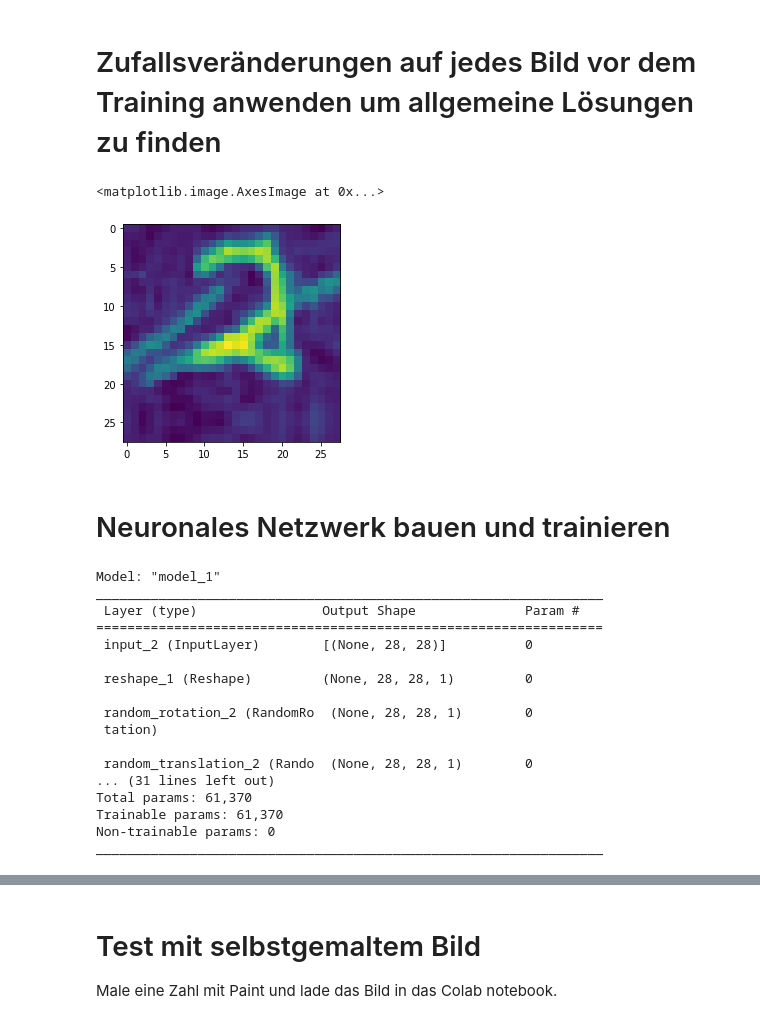
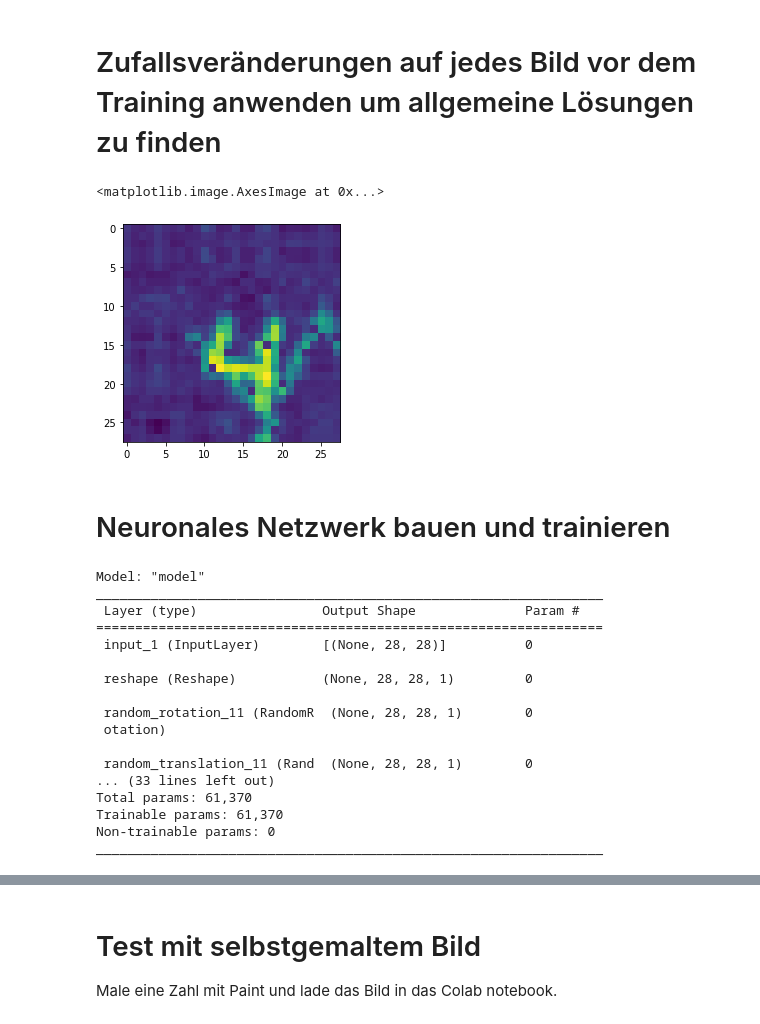
Before and after one commit to Pythonimeislabor/repo1, a Jupyter notebook: Untitled0.ipynb, the cells around one changed output, grey strips where cells are left out. Drawn from its saved outputs; the diff is of its cells as text; code cells hidden in the pictures.

```diff
--- a/Untitled0.ipynb
+++ b/Untitled0.ipynb
@@ -101,12 +101,13 @@ Y = Y[p]
 # %%
 random_gedreht = tf.keras.layers.RandomRotation((-0.05, 0.05))(X[0].reshape(1,28,28,1), training=True)
 random_verschieben = tf.keras.layers.RandomTranslation((-0.2,0.2), (-0.2,0.2)) (random_gedreht, training=True)
 random_Zoom = tf.keras.layers.RandomZoom((-0.2,0.2), (-0.2,0.2)) (random_verschieben, training=True)
+droppout = tf.keras.layers.Dropout(0.1)(random_Zoom, True)
 
-plt.imshow(random_Zoom.numpy()[0].reshape(28,28))
+plt.imshow(droppout.numpy()[0].reshape(28,28))
 # %% [output]
 <matplotlib.image.AxesImage at 0x...>
-[figure, old version]
+[figure, new version]
 # %% [markdown]
 # Neuronales Netzwerk bauen und trainieren
 # %%
@@ -118,41 +119,43 @@ random_gedreht = tf.keras.layers.RandomRotation((-0.12, 0.12))(bild_3_d)
 random_verschieben = tf.keras.layers.RandomTranslation((-0.3,0.3), (-0.3,0.3)) (random_gedreht)
 random_Zoom = tf.keras.layers.RandomZoom((-0.3,0.4), (-0.3,0.4)) (random_verschieben)
 
-filter_1 = tf.keras.layers.Conv2D(16,3, activation="relu") (random_Zoom)
-drop1 = tf.keras.layers.Dropout(0.2)(filter_1)
+drop0 =  tf.keras.layers.Dropout(0.2)(random_Zoom)
+
+filter_1 = tf.keras.layers.Conv2D(16,3, activation="relu") (drop0)
+drop1 = tf.keras.layers.Dropout(0.1)(filter_1)
 maxpoollayer1 = tf.keras.layers.MaxPooling2D() (drop1)
 
 
 filter_2 = tf.keras.layers.Conv2D(64,3, activation="relu") (maxpoollayer1)
-drop2 = tf.keras.layers.Dropout(0.2)(filter_2)
+drop2 = tf.keras.layers.Dropout(0.1)(filter_2)
 maxpoollayer2 = tf.keras.layers.MaxPooling2D() (drop2)
 
 
 platt = tf.keras.layers.Flatten()(maxpoollayer2)
 
 x = tf.keras.layers.Dense(32,activation="relu")(platt)
-x = tf.keras.layers.Dropout(0.4)(x)
+x = tf.keras.layers.Dropout(0.1)(x)
 x = tf.keras.layers.Dense(16,activation="relu")(x)
-x = tf.keras.layers.Dropout(0.4)(x)
+x = tf.keras.layers.Dropout(0.1)(x)
 output = tf.keras.layers.Dense(10,activation="softmax")(x)
 
 model = tf.keras.Model(inputlayer, output)
 print("")
 model.summary()
 # %% [output]
-Model: "model_1"
+Model: "model"
 _________________________________________________________________
  Layer (type)                Output Shape              Param #
 =================================================================
- input_2 (InputLayer)        [(None, 28, 28)]          0
+ input_1 (InputLayer)        [(None, 28, 28)]          0
 
- reshape_1 (Reshape)         (None, 28, 28, 1)         0
+ reshape (Reshape)           (None, 28, 28, 1)         0
 
- random_rotation_2 (RandomRo  (None, 28, 28, 1)        0
- tation)
+ random_rotation_11 (RandomR  (None, 28, 28, 1)        0
+ otation)
 
- random_translation_2 (Rando  (None, 28, 28, 1)        0
-... (31 lines left out)
+ random_translation_11 (Rand  (None, 28, 28, 1)        0
+... (33 lines left out)
 Total params: 61,370
 Trainable params: 61,370
 Non-trainable params: 0
```
Also changed, not shown: parts of 4 cells of this notebook.
